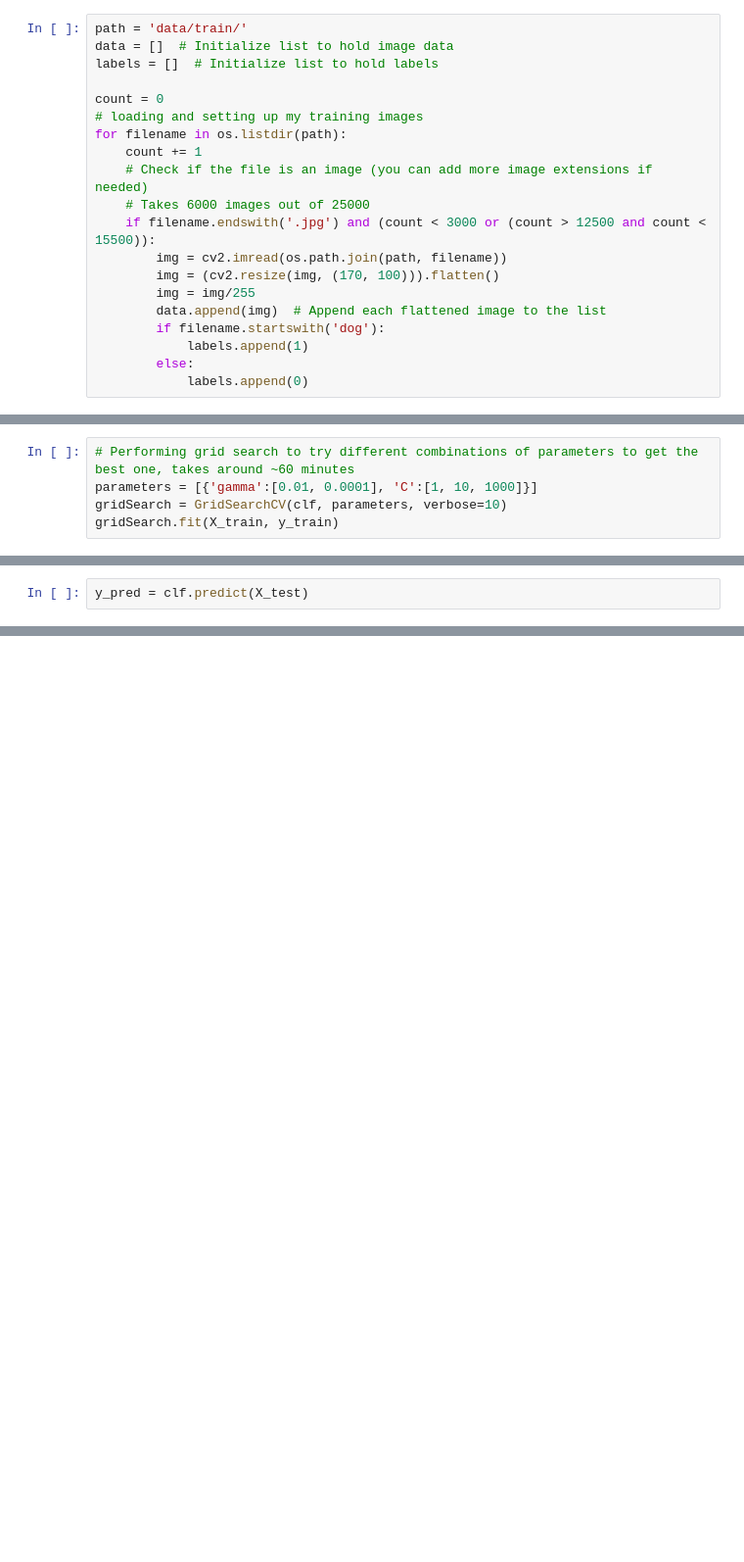
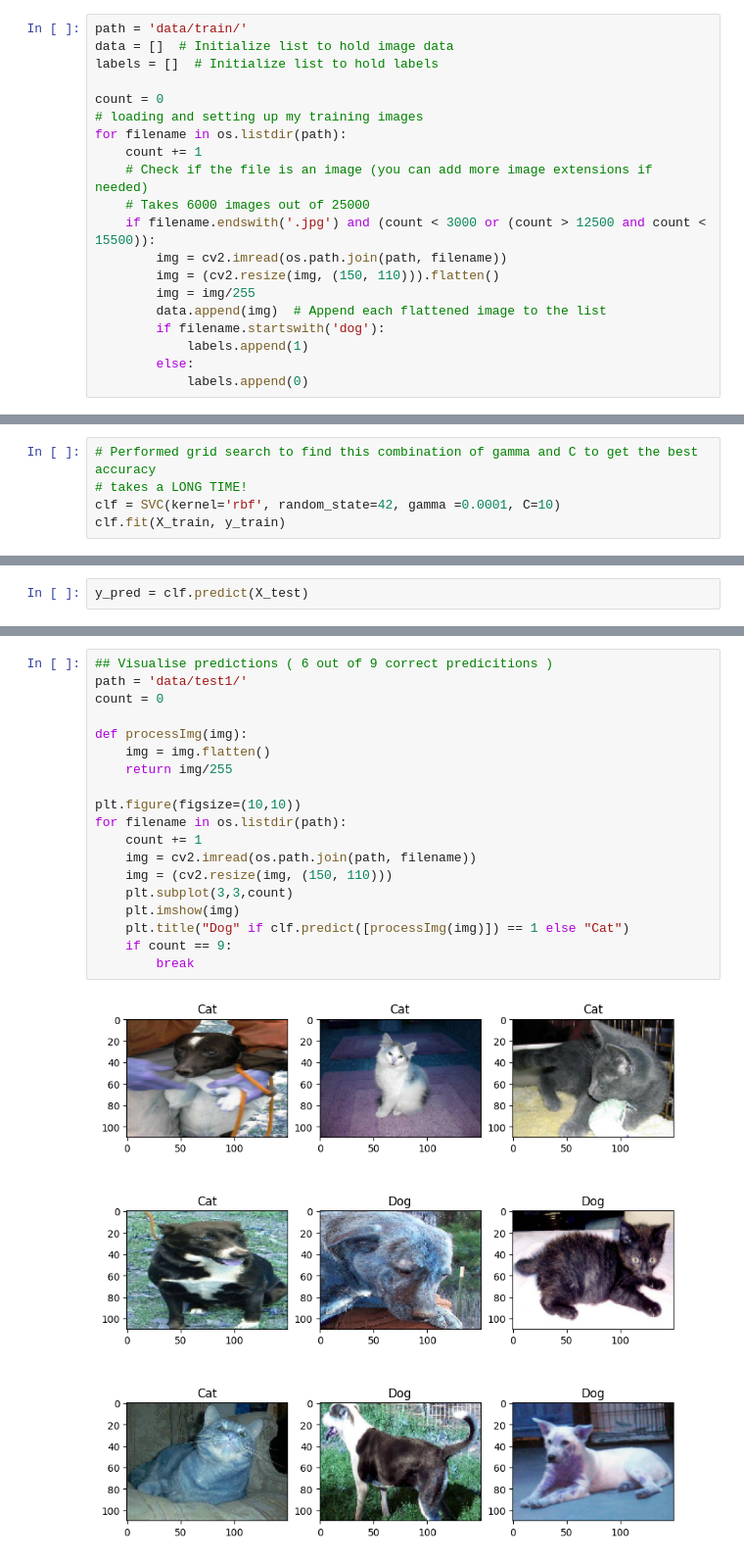
Before and after one commit to SaifeldeenAdel/PRODIGY_ML_03, a Jupyter notebook: CatsVDogs.ipynb, the cells around one changed output, grey strips where cells are left out. Shown at 98% size. Saved outputs shown, nothing was run; the diff lists cells and outputs as text; blank space fills up the shorter version.

```diff
--- a/CatsVDogs.ipynb
+++ b/CatsVDogs.ipynb
@@ -23,7 +25,7 @@ for filename in os.listdir(path):
     # Takes 6000 images out of 25000
     if filename.endswith('.jpg') and (count < 3000 or (count > 12500 and count < 15500)):
         img = cv2.imread(os.path.join(path, filename))
-        img = (cv2.resize(img, (170, 100))).flatten()
+        img = (cv2.resize(img, (150, 110))).flatten()
         img = img/255
         data.append(img)  # Append each flattened image to the list
         if filename.startswith('dog'):
@@ -40,5 +44,5 @@ X_train, X_test, y_train, y_test = train_test_split(data, labels, test_size=0.2,
 # %%
-# Performing grid search to try different combinations of parameters to get the best one, takes around ~60 minutes
-parameters = [{'gamma':[0.01, 0.0001], 'C':[1, 10, 1000]}]
-gridSearch = GridSearchCV(clf, parameters, verbose=10)
-gridSearch.fit(X_train, y_train)
+# Performed grid search to find this combination of gamma and C to get the best accuracy
+# takes a LONG TIME!
+clf = SVC(kernel='rbf', random_state=42, gamma =0.0001, C=10)
+clf.fit(X_train, y_train)
@@ -48,0 +59,21 @@ print(f'Accuracy score: {accuracy_score(y_pred,y_test)}%')
+# %%
+## Visualise predictions ( 6 out of 9 correct predicitions )
+path = 'data/test1/'
+count = 0
+
+def processImg(img):
+    img = img.flatten()
+    return img/255
+
+plt.figure(figsize=(10,10))
+for filename in os.listdir(path):
+    count += 1
+    img = cv2.imread(os.path.join(path, filename))
+    img = (cv2.resize(img, (150, 110)))
+    plt.subplot(3,3,count)
+    plt.imshow(img)
+    plt.title("Dog" if clf.predict([processImg(img)]) == 1 else "Cat")
+    if count == 9:
+        break
+# %% [output]
+[figure, added]
```
Also changed, not shown: parts of 5 cells of this notebook.
